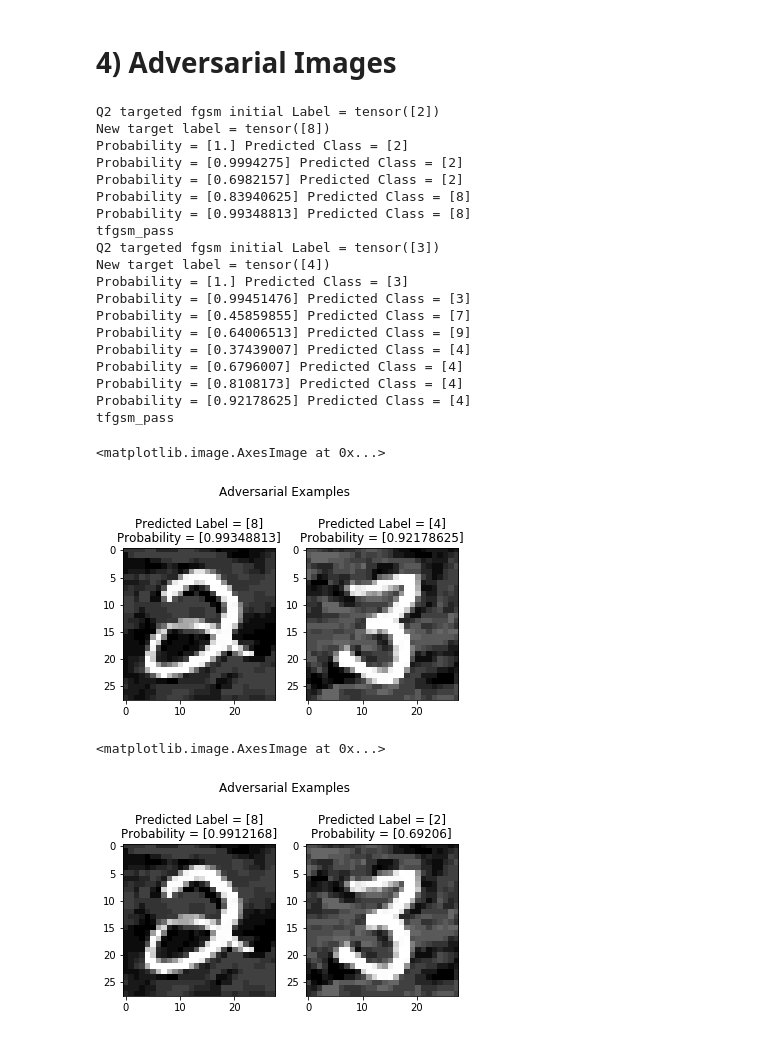
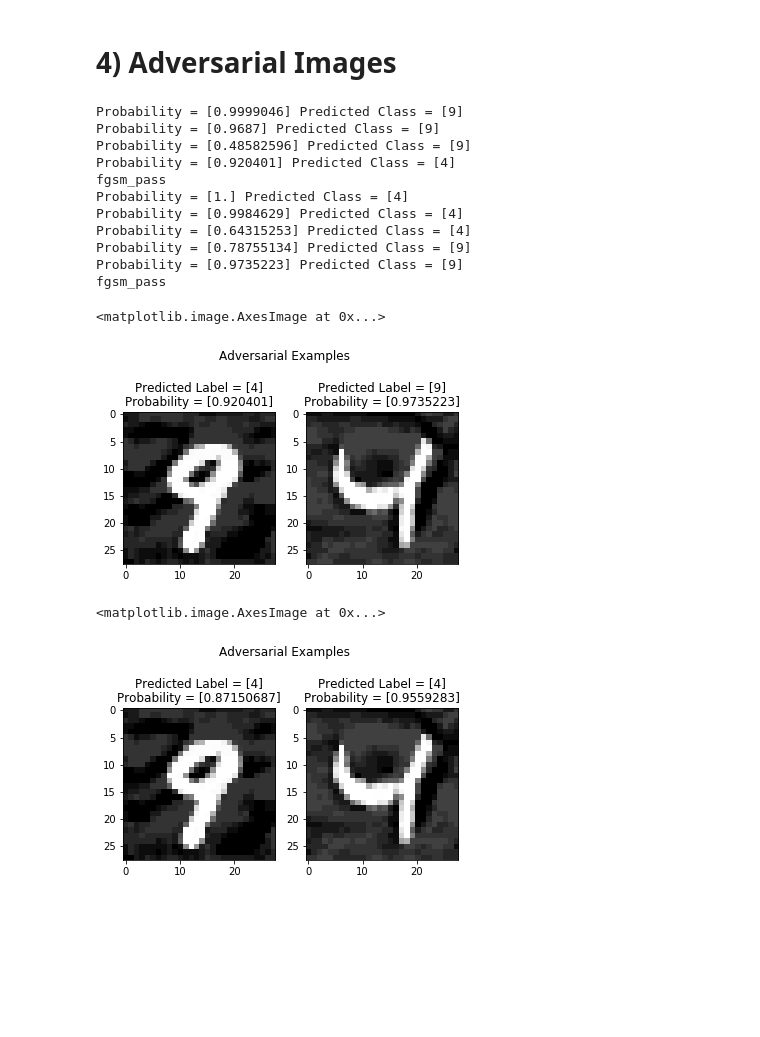
Before and after one commit to adarshmodh/Deep-Learning-Projects, a Jupyter notebook: Adarsh_Modh_CIS680_HW1.ipynb, the cells around one changed output. Cells and saved outputs as stored; diff of their text form; code cells hidden in the pictures; blank space fills up the shorter version.

```diff
--- a/Adarsh_Modh_CIS680_HW1.ipynb
+++ b/Adarsh_Modh_CIS680_HW1.ipynb
@@ -653,55 +653,47 @@ def test(model, device, testloader, epsilon, attack):
           if final_pred != target_label.cpu().numpy() and probability>0.9:
             adv_examples.append(perturbed_image.view(28,28).detach().cpu().numpy())
             adv_final_pred_labels.append([final_pred,probability])
             flag = 500
             print("fgsm_pass")
         elif attack == "t_fgsm":
           if final_pred == target_label.cpu().numpy() and probability>0.9:
             adv_examples.append(perturbed_image.view(28,28).detach().cpu().numpy())
             adv_final_pred_labels.append([final_pred,probability])
             flag = 500
             print("tfgsm_pass")
 
     return adv_examples, adv_final_pred_labels
 
 epsilon = 0.05
 
 #!!!!!!!!!!!!!!!! Uncomment for Q1 !!!!!!!!!!!!!!!!!!!!!!!!!!
 #random attack
-# examples, pred_labels = test(model, device, adv_testloader, epsilon, "fgsm")
+examples, pred_labels = test(model, device, adv_testloader, epsilon, "fgsm")
 
 #!!!!!!!!!!!!!!!! Uncomment for Q2 !!!!!!!!!!!!!!!!!!!!!!!!!!
 #targeted attack
-examples, pred_labels = test(model, device, adv_testloader, epsilon, "t_fgsm")
+# examples, pred_labels = test(model, device, adv_testloader, epsilon, "t_fgsm")
 
 fig, (ax1, ax2) = plt.subplots(1, 2)
 fig.suptitle('Adversarial Examples')
 ax1.set_title('Predicted Label = {}' .format(pred_labels[0][0]) + '\n' + 'Probability = {}' .format(pred_labels[0][1]))
 ax2.set_title('Predicted Label = {}' .format(pred_labels[1][0]) + '\n' + 'Probability = {}' .format(pred_labels[1][1]))
 ax1.imshow(examples[0], cmap="gray")
 ax2.imshow(examples[1], cmap="gray")
 # %% [output]
-Q2 targeted fgsm initial Label = tensor([2])
-New target label = tensor([8])
-Probability = [1.] Predicted Class = [2]
-Probability = [0.9994275] Predicted Class = [2]
-Probability = [0.6982157] Predicted Class = [2]
-Probability = [0.83940625] Predicted Class = [8]
-Probability = [0.99348813] Predicted Class = [8]
-tfgsm_pass
-Q2 targeted fgsm initial Label = tensor([3])
-New target label = tensor([4])
-Probability = [1.] Predicted Class = [3]
-Probability = [0.99451476] Predicted Class = [3]
-Probability = [0.45859855] Predicted Class = [7]
-Probability = [0.64006513] Predicted Class = [9]
-Probability = [0.37439007] Predicted Class = [4]
-Probability = [0.6796007] Predicted Class = [4]
-Probability = [0.8108173] Predicted Class = [4]
-Probability = [0.92178625] Predicted Class = [4]
-tfgsm_pass
+Probability = [0.9999046] Predicted Class = [9]
+Probability = [0.9687] Predicted Class = [9]
+Probability = [0.48582596] Predicted Class = [9]
+Probability = [0.920401] Predicted Class = [4]
+fgsm_pass
+Probability = [1.] Predicted Class = [4]
+Probability = [0.9984629] Predicted Class = [4]
+Probability = [0.64315253] Predicted Class = [4]
+Probability = [0.78755134] Predicted Class = [9]
+Probability = [0.9735223] Predicted Class = [9]
+fgsm_pass
 <matplotlib.image.AxesImage at 0x...>
-[figure, old version]
+[figure, new version]
 # %%
 #Q4.3 retrain the network again and save it in mnist_1.pt and test for the adversarial images
 
@@ -725,4 +717,4 @@ ax1.imshow(examples[0], cmap="gray")
 ax2.imshow(examples[1], cmap="gray")
 # %% [output]
 <matplotlib.image.AxesImage at 0x...>
-[figure, old version]
+[figure, new version]
```
Also changed, not shown: parts of 3 cells of this notebook.
